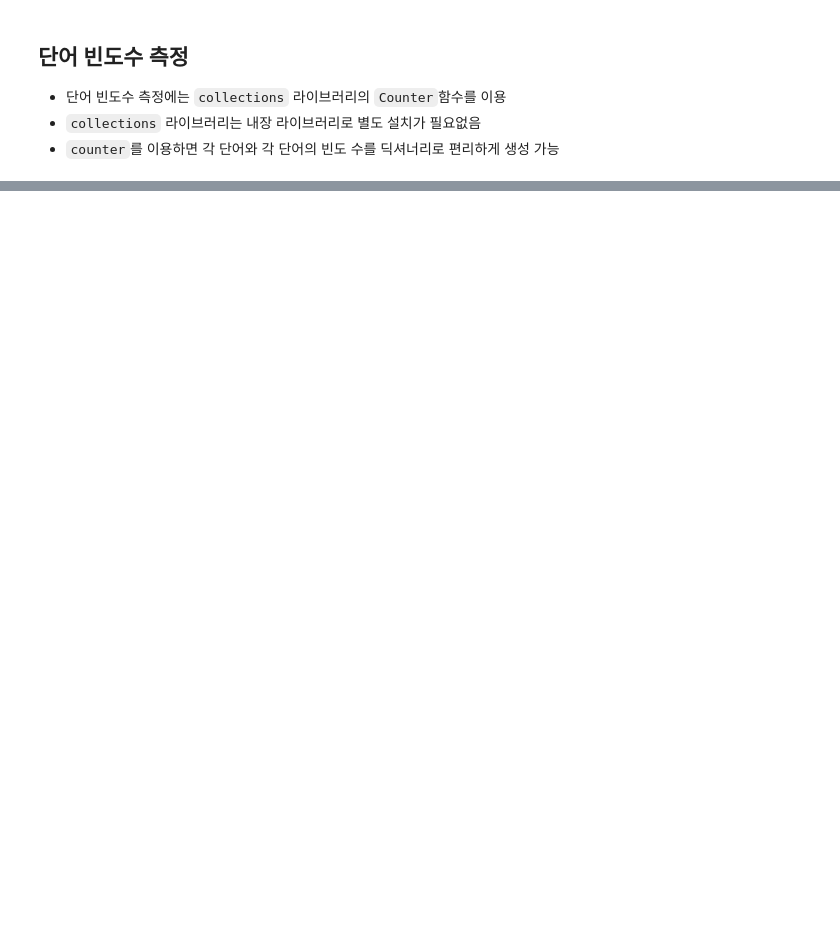
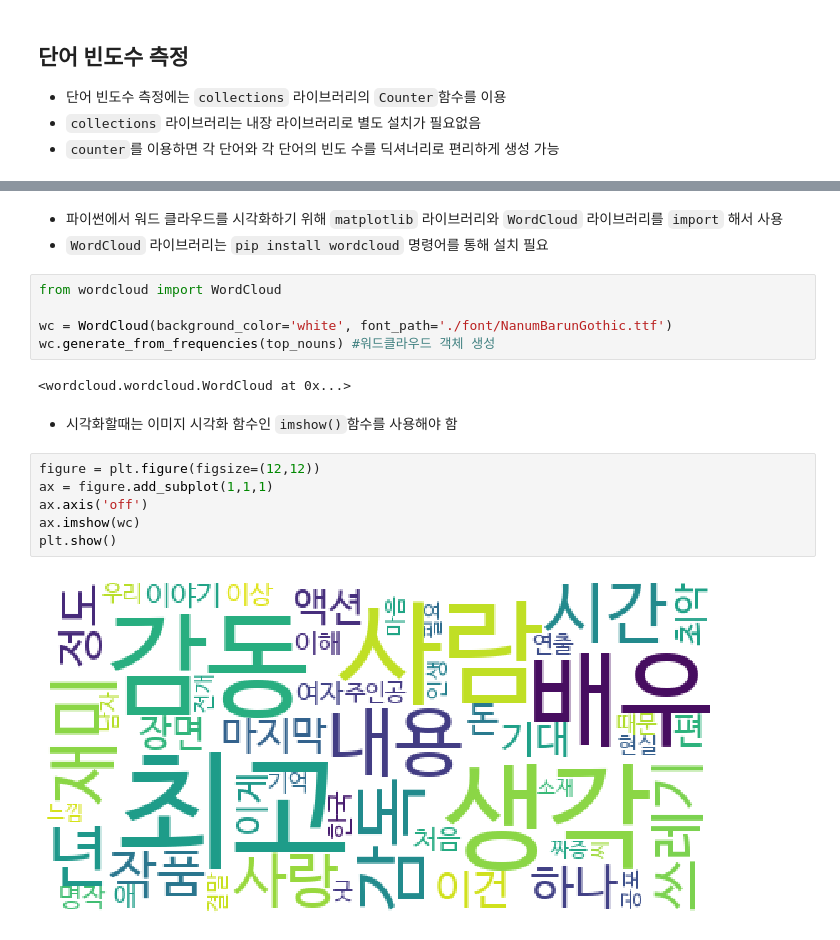
Before and after one commit to bbinibini/Natural-Laguage-Processing, a Jupyter notebook: 2.키워드분석(Keyword Analysis).ipynb, the cells around one changed output, grey strips where cells are left out. Saved outputs shown, nothing was run; the diff lists cells and outputs as text; blank space fills up the shorter version.

Commit message:
add wordcloud & treemap squarify

```diff
--- a/2.키워드분석(Keyword Analysis).ipynb
+++ b/2.키워드분석(Keyword Analysis).ipynb
@@ -158,0 +212,20 @@ plt.show()
+# %% [markdown]
+* 파이썬에서 워드 클라우드를 시각화하기 위해 `matplotlib` 라이브러리와 `WordCloud` 라이브러리를 `import` 해서 사용
+* `WordCloud` 라이브러리는 `pip install wordcloud` 명령어를 통해 설치 필요
+# %%
+from wordcloud import WordCloud
+
+wc = WordCloud(background_color='white', font_path='./font/NanumBarunGothic.ttf')
+wc.generate_from_frequencies(top_nouns) #워드클라우드 객체 생성
+# %% [output]
+<wordcloud.wordcloud.WordCloud at 0x...>
+# %% [markdown]
+* 시각화할때는 이미지 시각화 함수인 `imshow()`함수를 사용해야 함
+# %%
+figure = plt.figure(figsize=(12,12))
+ax = figure.add_subplot(1,1,1)
+ax.axis('off')
+ax.imshow(wc)
+plt.show()
+# %% [output]
+[figure, added]
```
Also changed, not shown: parts of 12 cells of this notebook.
